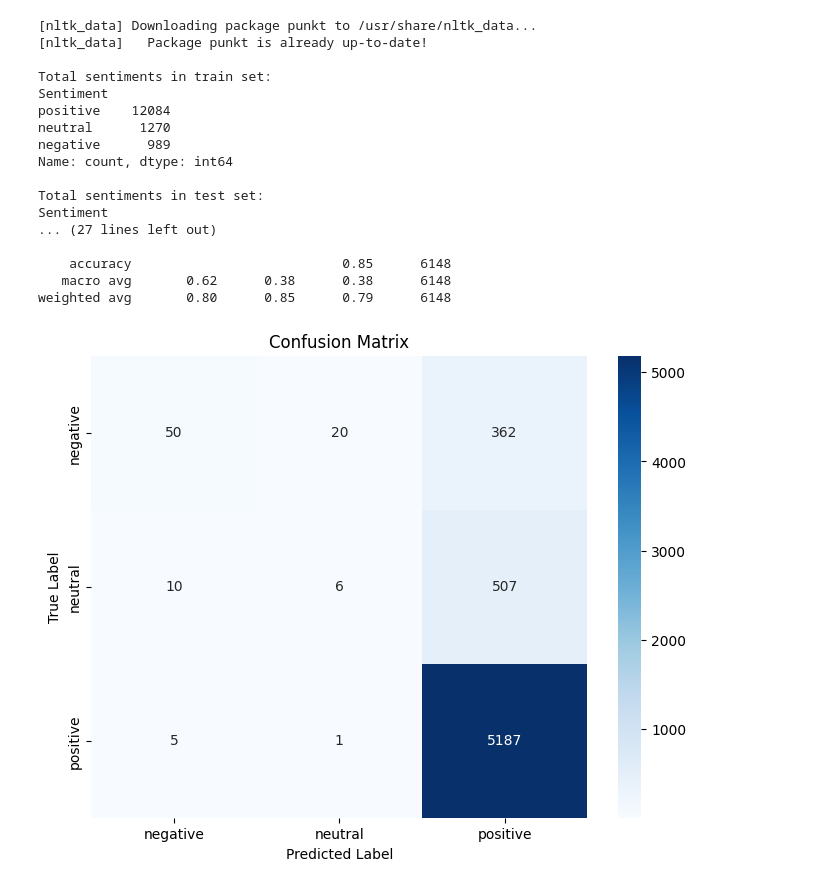
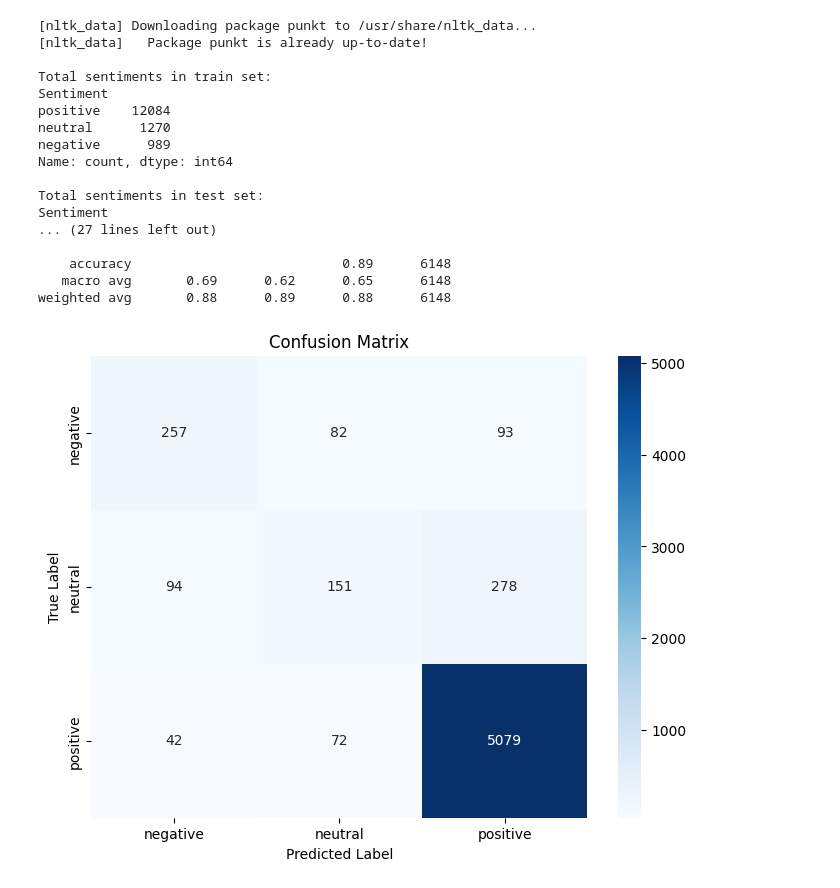
Before and after one commit to rifkiandriyanto/sentiment-analysis-hotel-review, a Jupyter notebook: tripadvisor-lstm-doc2vec.ipynb, the cells around one changed output. Drawn from its saved outputs; the diff is of its cells as text; code cells hidden in the pictures.

Commit message:
feat: change batch to 8

```diff
--- a/tripadvisor-lstm-doc2vec.ipynb
+++ b/tripadvisor-lstm-doc2vec.ipynb
@@ -112,7 +112,7 @@ def create_data_loader(reviews, vectors, ratings, batch_size):
     ds = ReviewDataset(reviews, vectors, ratings)
     return DataLoader(ds, batch_size=batch_size, num_workers=2)
 
-BATCH_SIZE = 64  # Change batch size to 64
+BATCH_SIZE = 8  # Change batch size to 64
 train_data_loader = create_data_loader(train_texts, train_vectors, train_labels, BATCH_SIZE)
 test_data_loader = create_data_loader(test_texts, test_vectors, test_labels, BATCH_SIZE)
 
@@ -185,34 +185,34 @@ class_report = classification_report(y_true, y_pred, target_names=['negative', '
 print("Confusion Matrix:")
 print(conf_matrix)
 print("\nClassification Report:")
 print(class_report)
 
 # Confusion Matrix Visualization
 def plot_confusion_matrix(cm, labels):
     plt.figure(figsize=(8, 6))
     sns.heatmap(cm, annot=True, fmt='d', cmap='Blues', xticklabels=labels, yticklabels=labels)
     plt.xlabel('Predicted Label')
     plt.ylabel('True Label')
     plt.title('Confusion Matrix')
     plt.show()
 
 plot_confusion_matrix(conf_matrix, ['negative', 'neutral', 'positive'])
 # %% [output]
 [nltk_data] Downloading package punkt to /usr/share/nltk_data...
 [nltk_data]   Package punkt is already up-to-date!
 
 Total sentiments in train set:
 Sentiment
 positive    12084
 neutral      1270
 negative      989
 Name: count, dtype: int64
 
 Total sentiments in test set:
 Sentiment
 ... (27 lines left out)
 
-    accuracy                           0.85      6148
-   macro avg       0.62      0.38      0.38      6148
-weighted avg       0.80      0.85      0.79      6148
+    accuracy                           0.89      6148
+   macro avg       0.69      0.62      0.65      6148
+weighted avg       0.88      0.89      0.88      6148
-[figure, old version]
+[figure, new version]
```
